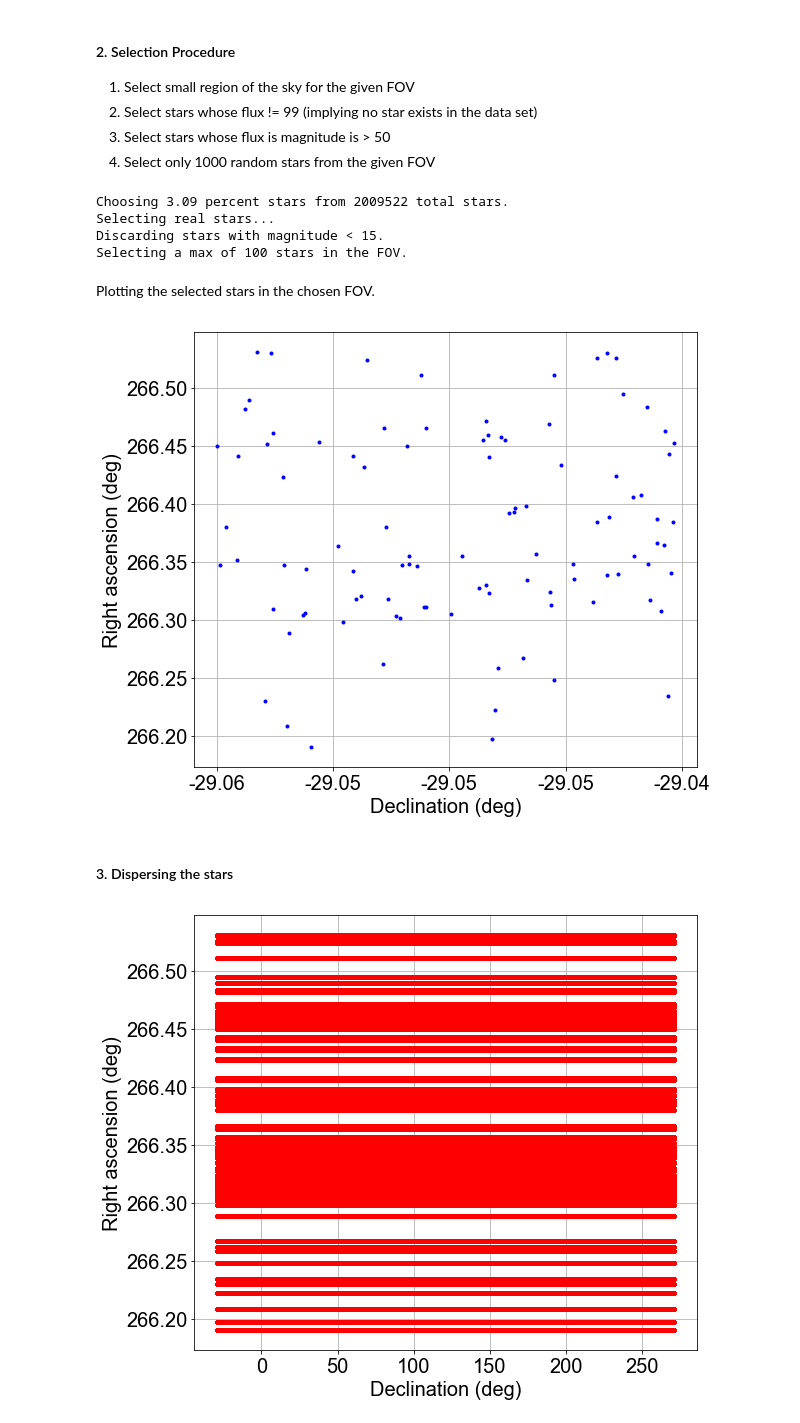
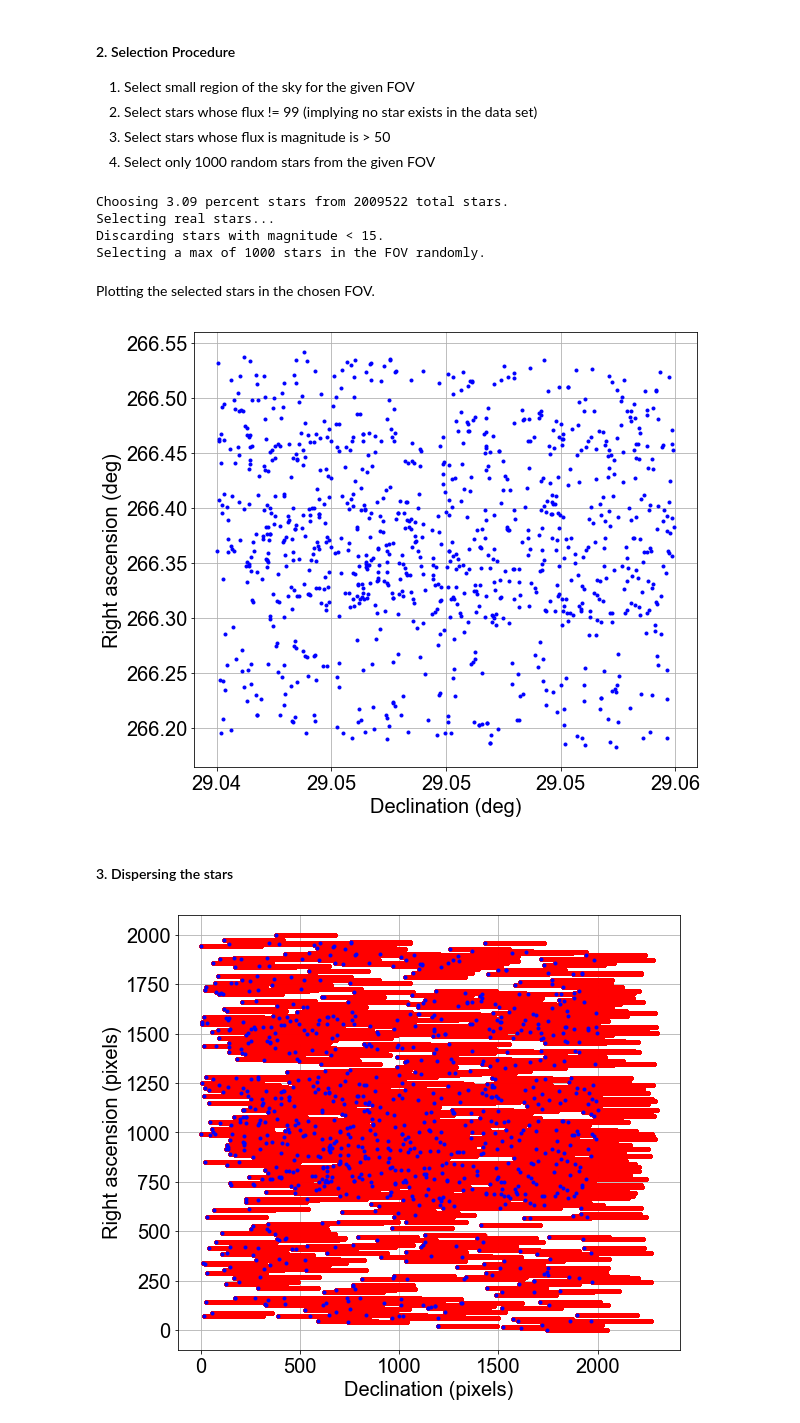
Before and after one commit to SoumyaShreeram/Slitless_spectroscopy, a Jupyter notebook: 02_Using_GALACTICNUCLEUS_catalog_to_produce_spectral_images.ipynb, the cells around one changed output. Drawn from its saved outputs; the diff is of its cells as text; code cells hidden in the pictures.

```diff
--- a/02_Using_GALACTICNUCLEUS_catalog_to_produce_spectral_images.ipynb
+++ b/02_Using_GALACTICNUCLEUS_catalog_to_produce_spectral_images.ipynb
@@ -57,7 +58,7 @@ filename = os.path.join(data_dir, string_name)
 de_ll, de_ul = -29.04, -29.06
 
 # variable to select number of stars
-max_stars = 100
+max_stars = 1000
 
 # FOV in pixels
 l_pix, u_pix = 0, 2000
@@ -106,34 +107,35 @@ mag_Ks, ra_Ks, de_Ks = ssfm.selectMaxStars(mag_Ks, ra_Ks, de_Ks, max_stars)
 Choosing 3.09 percent stars from 2009522 total stars.
 Selecting real stars...
 Discarding stars with magnitude < 15.
-Selecting a max of 100 stars in the FOV.
+Selecting a max of 1000 stars in the FOV randomly.
 # %% [markdown]
 Plotting the selected stars in the chosen FOV.
 # %%
 fig, ax = plt.subplots(1,1,figsize=(9,8))
 
 # plotting the stars
-ax.plot(de_Ks, ra_Ks, "b.")
+ax.plot(np.abs(de_Ks), ra_Ks, "b.")
 pt.setLabel(ax, 'Declination (deg)', 'Right ascension (deg)', '', 'default', 'default', legend=False)
 
 pt.shortenXYaxisTicks(ax)
 # %% [output]
-[figure, old version]
+[figure, new version]
 # %% [markdown]
 #### 3. Dispersing the stars
 # %%
 fig, ax = plt.subplots(1,1,figsize=(9,8))
 
 # mapping right ascension and declination to (pixel, pixel) FOV
-x_pos, y_pos = ssfm.mapToFOVinPixels(de_Ks, ra_Ks)
+importlib.reload(ssfm)
+x_pos, y_pos = ssfm.mapToFOVinPixels(de_Ks, ra_Ks, u_pix)
+
+# dispersing them in the k-band
+x_disperse, y_disperse = ss.disperseStars(x_pos, y_pos, disperse_range, waves_k,  ax, \
+                                          dispersion_angle)
 
 # plotting the stars
-ax.plot(de_Ks, ra_Ks, "b.")
-pt.setLabel(ax, 'Declination (deg)', 'Right ascension (deg)', '', 'default', 'default', \
+ax.plot(x_pos, y_pos, "b.")
+pt.setLabel(ax, 'Declination (pixels)', 'Right ascension (pixels)', '', 'default', 'default', \
             legend=False)
-
-# dispersing them in the k-band
-x_disperse, y_disperse = ss.disperseStars(de_Ks, ra_Ks, disperse_range, waves_k,  ax, \
-                                          dispersion_angle)
 # %% [output]
-[figure, old version]
+[figure, new version]
```
Also changed, not shown: parts of 2 cells of this notebook, 1 other file.
